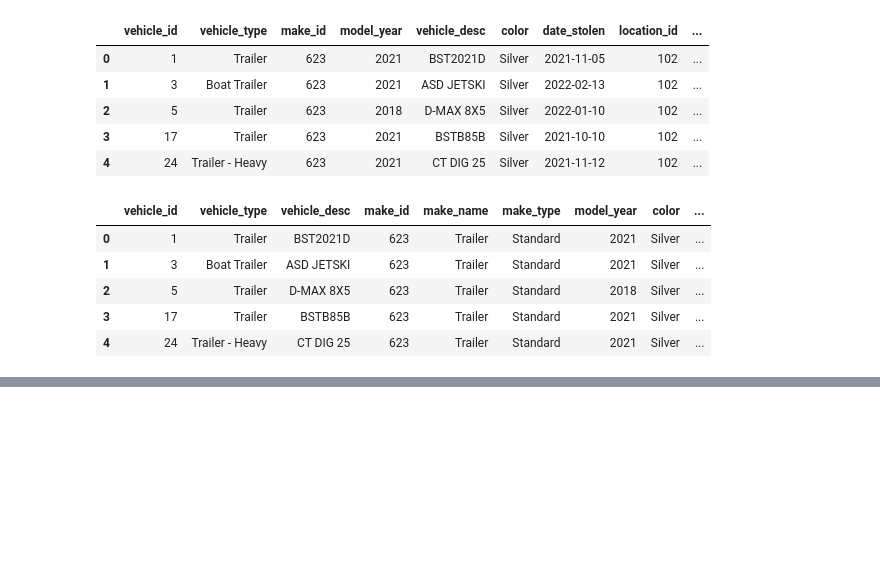
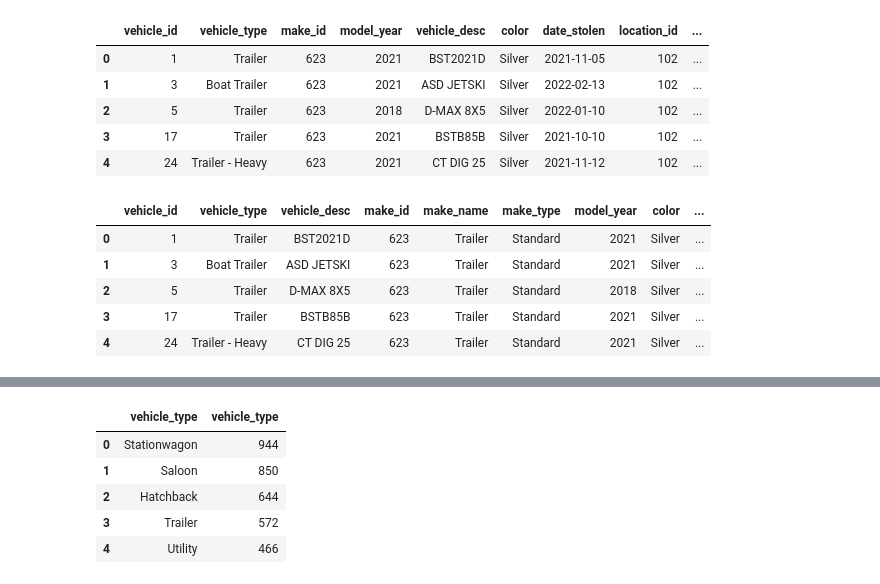
Before and after one commit to daniau23/motor_vehicle_thefts_analysis, a Jupyter notebook: eda/eda.ipynb, the cells around one changed output, grey strips where cells are left out. Cells and saved outputs as stored; diff of their text form; code cells hidden in the pictures; blank space fills up the shorter version.

```diff
--- a/eda/eda.ipynb
+++ b/eda/eda.ipynb
@@ -1080,0 +1095,2 @@ full_merged_cleaning.head()
+# %%
+full_merged_featured = full_merged_cleaning.copy()
@@ -1080,0 +1104,7 @@ full_merged_cleaning.head()
+# %%
+values_to_replace = {
+    11:"November",2:"Feburary",1:"January",
+    10:"October",12:"December",3:"March",
+    4:"April"
+}
+full_merged_featured.month_stolen.replace(values_to_replace,inplace=True)
@@ -1080,0 +1120,3 @@ full_merged_cleaning.head()
+# %%
+num_list = full_merged_featured.select_dtypes(include=np.number).columns.tolist()
+cat_list = full_merged_featured.select_dtypes(include=[np.object,'category']).columns.tolist()
@@ -1080,0 +1182,12 @@ full_merged_cleaning.head()
+# %%
+(full_merged_featured[cat_list[0]].
+ value_counts().
+ sort_values(ascending=False).to_frame().reset_index().
+ rename(columns={'index':cat_list[0]})).head()
+# %% [output]
+|  | vehicle_type | vehicle_type |
+| 0 | Stationwagon | 944 |
+| 1 | Saloon | 850 |
+| 2 | Hatchback | 644 |
+| 3 | Trailer | 572 |
+| 4 | Utility | 466 |
```
Also changed, not shown: parts of 21 cells of this notebook.
